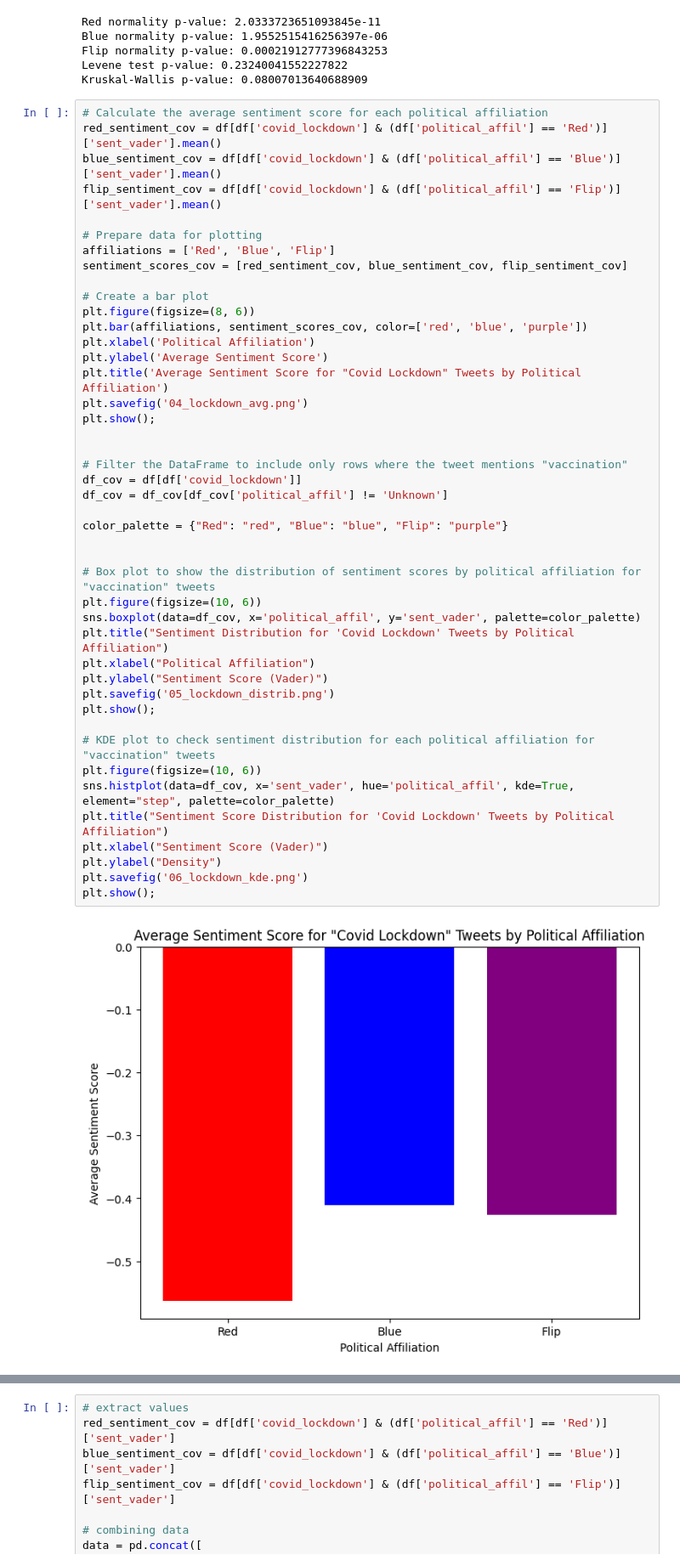
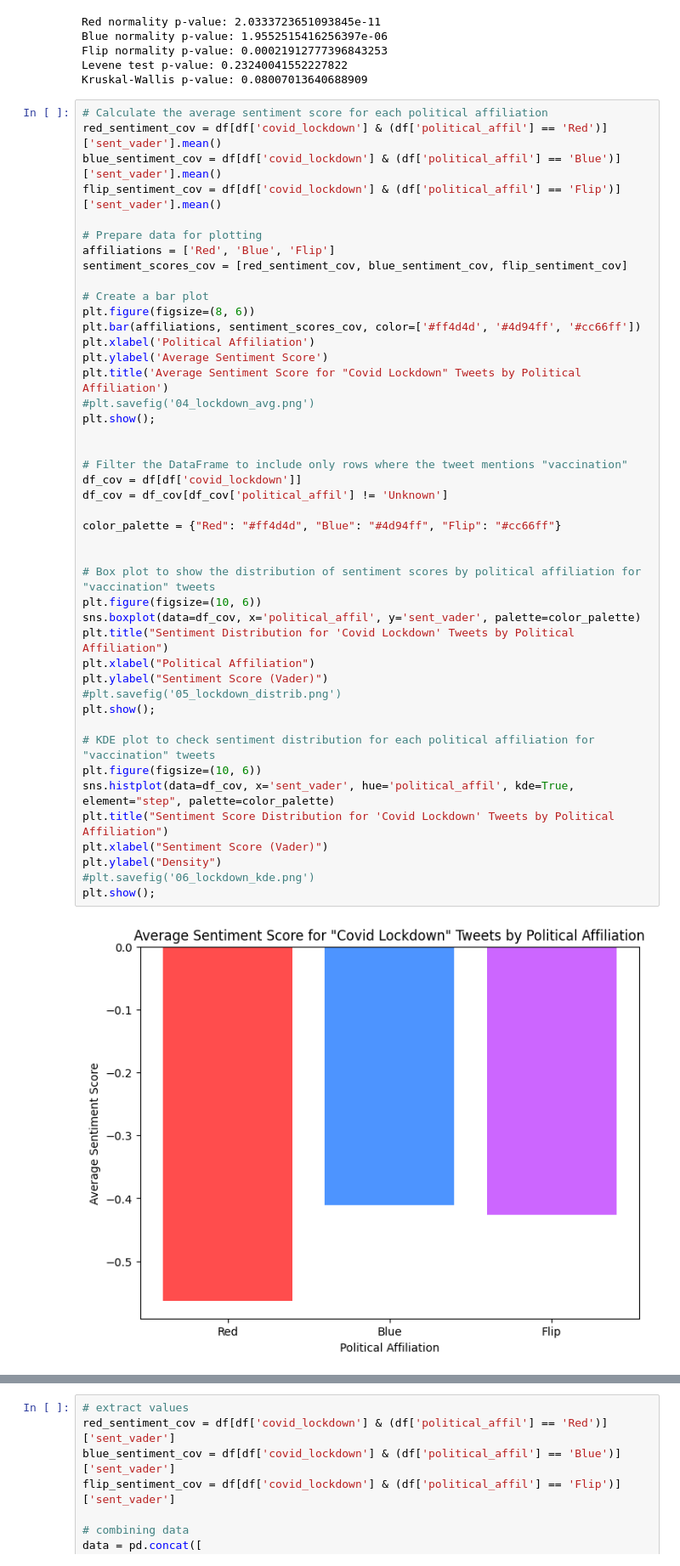
Before and after one commit to jovana-nikitovic/QSS20-Group-Project-COVID, a Jupyter notebook: code/00_mia.ipynb, the cells around one changed output, grey strips where cells are left out. Shown at 85% size. Cells and saved outputs as stored; diff of their text form.

Commit message:
minor adjustments to colors and figures

```diff
--- a/code/00_mia.ipynb
+++ b/code/00_mia.ipynb
@@ -429,40 +451,40 @@ sentiment_scores_cov = [red_sentiment_cov, blue_sentiment_cov, flip_sentiment_co
 
 # Create a bar plot
 plt.figure(figsize=(8, 6))
-plt.bar(affiliations, sentiment_scores_cov, color=['red', 'blue', 'purple'])
+plt.bar(affiliations, sentiment_scores_cov, color=['#ff4d4d', '#4d94ff', '#cc66ff'])
 plt.xlabel('Political Affiliation')
 plt.ylabel('Average Sentiment Score')
 plt.title('Average Sentiment Score for "Covid Lockdown" Tweets by Political Affiliation')
-plt.savefig('04_lockdown_avg.png')
+#plt.savefig('04_lockdown_avg.png')
 plt.show();
 
 
 # Filter the DataFrame to include only rows where the tweet mentions "vaccination"
 df_cov = df[df['covid_lockdown']]
 df_cov = df_cov[df_cov['political_affil'] != 'Unknown']
 
-color_palette = {"Red": "red", "Blue": "blue", "Flip": "purple"}
+color_palette = {"Red": "#ff4d4d", "Blue": "#4d94ff", "Flip": "#cc66ff"}
 
 
 # Box plot to show the distribution of sentiment scores by political affiliation for "vaccination" tweets
 plt.figure(figsize=(10, 6))
 sns.boxplot(data=df_cov, x='political_affil', y='sent_vader', palette=color_palette)
 plt.title("Sentiment Distribution for 'Covid Lockdown' Tweets by Political Affiliation")
 plt.xlabel("Political Affiliation")
 plt.ylabel("Sentiment Score (Vader)")
-plt.savefig('05_lockdown_distrib.png')
+#plt.savefig('05_lockdown_distrib.png')
 plt.show();
 
 # KDE plot to check sentiment distribution for each political affiliation for "vaccination" tweets
 plt.figure(figsize=(10, 6))
 sns.histplot(data=df_cov, x='sent_vader', hue='political_affil', kde=True, element="step", palette=color_palette)
 plt.title("Sentiment Score Distribution for 'Covid Lockdown' Tweets by Political Affiliation")
 plt.xlabel("Sentiment Score (Vader)")
 plt.ylabel("Density")
-plt.savefig('06_lockdown_kde.png')
+#plt.savefig('06_lockdown_kde.png')
 plt.show();
 # %% [output]
-[figure, old version]
+[figure, new version]
 Passing `palette` without assigning `hue` is deprecated and will be removed in v0.14.0. Assign the `x` variable to `hue` and set `legend=False` for the same effect.
 
   sns.boxplot(data=df_cov, x='political_affil', y='sent_vader', palette=color_palette)
```
Also changed, not shown: parts of 10 cells of this notebook.
